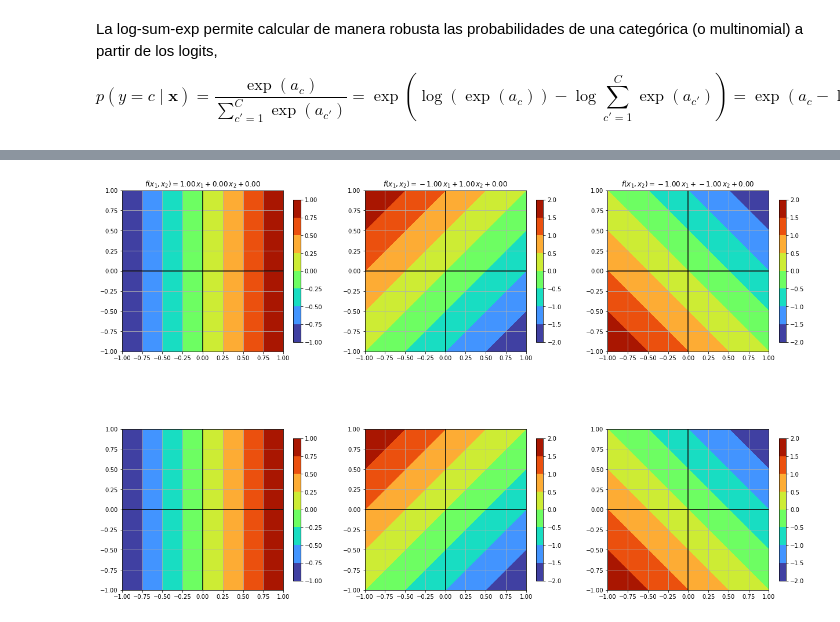
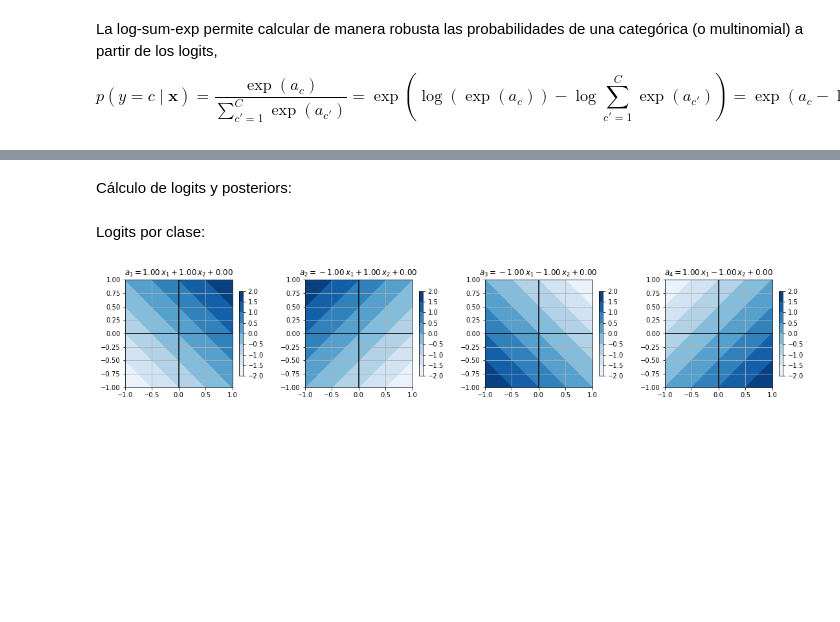
Before and after one commit to AlfonsJ/2024_07_31_PER2324, a Jupyter notebook: 02_fun/2.5 Distribuciones categórica y multinomial/2.5.ipynb, the cells around one changed output, grey strips where cells are left out. Saved outputs shown, nothing was run; the diff lists cells and outputs as text; code cells hidden in the pictures; blank space fills up the shorter version.

```diff
--- a/02_fun/2.5 Distribuciones categórica y multinomial/2.5.ipynb
+++ b/02_fun/2.5 Distribuciones categórica y multinomial/2.5.ipynb
@@ -108,8 +112,0 @@ x, y
-# %%
-W = np.array([[1., .0], [-1., 1.], [-1., -1.]])
-b = np.array([0, 0, 0])
-for j in (0, 1, 2):
-    print(W[j, 0] * x + W[j, 1] * y + b[j])
-
-#print(x, y)
-#W[0, 0] * x + W[0, 1] * 1 + b[0]
@@ -126,24 +113,27 @@ for j in (0, 1, 2):
+# %% [markdown]
+Cálculo de logits y posteriors:
+# %%
+from scipy.special import logsumexp
+
+C, D = W.shape
+X = np.squeeze(np.dstack([np.ravel(x), np.ravel(y)]))
+aT1 = X @ W.T + b
+T = .01 # temperatura próxima a cero para hallar posteriors cercanos a argmax
+a = aT1 / T
+p = np.exp(a-logsumexp(a, axis=1).reshape(-1, 1))
+# %% [markdown]
+Logits por clase:
 # %%
-#X = np.squeeze(np.dstack([np.ravel(x), np.ravel(y)]))
-#print(X)
-#f = X @ W.T + b
-#print(W, X[0], b, W @ X[0] + b)
-fig, axes = plt.subplots(2, 3, figsize=(18, 12))
+fig, axes = plt.subplots(1, C, figsize=(4*C, 4))
 fig.tight_layout(pad=4)
-for i in (0, 1):
-    for j in (0, 1, 2):
-        axes[i, j].set(aspect='equal', xlim=(x_min, x_max), ylim=(y_min, y_max))
-        axes[i, j].grid()
-        axes[i, j].axhline(0, color='black')
-        axes[i, j].axvline(0, color='black')
-        if not i:
-            axes[i, j].set_title('$f(x_1, x_2)={:.2f}\,x_1+{:.2f}\,x_2+{:.2f}$'.format(W[j, 0], W[j, 1], b[j]))
-            cp = axes[i, j].contourf(x, y, W[j, 0] * x + W[j, 1] * y + b[j], cmap='turbo')
-        else:
-            #a = np.zeros(3)
-            #for k in (0, 1, 2):
-            #    a[k] =  W[k, 0] * x + W[k, 1] * y + b[k]
-            cp = axes[i, j].contourf(x, y, W[j, 0] * x + W[j, 1] * y + b[j], cmap='turbo')
-        plt.colorbar(cp, ax=axes[i, j], shrink=0.7)
+for j in np.arange(0, C):
+    ax = axes[j]
+    ax.set(aspect='equal', xlim=(x_min, x_max), ylim=(y_min, y_max))
+    ax.grid()
+    ax.axhline(0, color='black')
+    ax.axvline(0, color='black')
+    ax.set_title('$a_{:}={:.2f}\,x_1{:+.2f}\,x_2{:+.2f}$'.format(j+1, W[j, 0], W[j, 1], b[j]))
+    cp = ax.contourf(x, y, aT1[:, j].reshape(x.shape), cmap='Blues')
+    plt.colorbar(cp, ax=axes[j], shrink=0.7)
 # %% [output]
-[figure, old version]
+[figure, new version]
```
Also changed, not shown: parts of 8 cells of this notebook, 1 other file.
